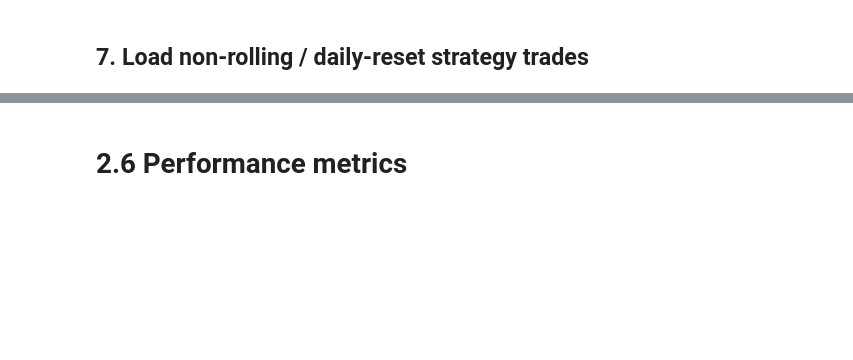
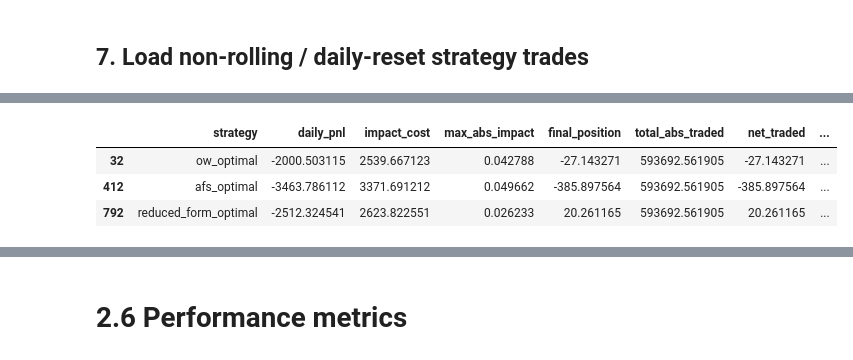
Before and after one commit to raphdlfrg/Quant_Trading_Price_Impact, a Jupyter notebook: 2_6_Performance_metrics.ipynb, the cells around one changed output, grey strips where cells are left out. Drawn from its saved outputs; the diff is of its cells as text; code cells hidden in the pictures; blank space fills up the shorter version.

```diff
--- a/2_6_Performance_metrics.ipynb
+++ b/2_6_Performance_metrics.ipynb
@@ -269,7 +306,10 @@ alpha_dfs = {
 # %% [markdown]
 ## 7. Load non-rolling / daily-reset strategy trades
 # %%
-# CHECK NAMES BETTER (WRONG NAME)
+# ------------------------------------------------------------
+# Load final strategy trades from 2.5
+# ------------------------------------------------------------
+
 ow_day_only_trades_df = load_panel_csv(
     f"{DATA_DIR}/strategy_trades_non_rolling_ow_day_only_201902_20.csv"
 )
@@ -282,3 +322,12 @@ afs_day_only_trades_df = load_panel_csv(
 reduced_day_only_trades_df = load_panel_csv(
     f"{DATA_DIR}/strategy_trades_non_rolling_reduced_day_only_201902_20.csv"
 )
+
+strategy_trade_dfs = {
+    "ow_optimal": ow_day_only_trades_df,
+    "afs_optimal": afs_day_only_trades_df,
+    "reduced_form_optimal": reduced_day_only_trades_df,
+}
+
+# Same object under the older name used by some of your existing cells
+non_rolling_strategy_trade_dfs = strategy_trade_dfs
@@ -287,6 +333,0 @@ reduced_day_only_trades_df = load_panel_csv(
-# %%
-non_rolling_strategy_trade_dfs = {
-    "non_rolling_ow_day_only": ow_day_only_trades_df,
-    "non_rolling_afs_day_only": afs_day_only_trades_df,
-    "non_rolling_reduced_day_only": reduced_day_only_trades_df,
-}
@@ -377,29 +408,35 @@ plot_one_stock_day_impact_cost_bar(summaries, stock, date)
 # %%
+DT_SECONDS = 10
 model_comparison_df = run_strategy_backtests_for_model(
     strategy_trade_dfs=non_rolling_strategy_trade_dfs,
     model_type="reduced_form",
     test_px_df=test_px_df,
     test_traded_volume_df=test_traded_volume_df,
     scaling_df=scaling_df,
     fit_dfs=fit_dfs,
     dt_seconds=DT_SECONDS,
 )
 
 display(model_comparison_df[
     (model_comparison_df["stock"] == "AAPL")
     & (model_comparison_df["date"].astype(str) == "2019-02-21")
 ][[
     "strategy",
     "daily_pnl",
     "impact_cost",
     "max_abs_impact",
     "final_position",
     "total_abs_traded",
     "net_traded",
     "model_type",
     "stock",
     "date",
 ]])
+# %% [output]
+|  | strategy | daily_pnl | impact_cost | max_abs_impact | final_position | total_abs_traded | net_traded | ... |
+| 32 | ow_optimal | -2000.503115 | 2539.667123 | 0.042788 | -27.143271 | 593692.561905 | -27.143271 | ... |
+| 412 | afs_optimal | -3463.786112 | 3371.691212 | 0.049662 | -385.897564 | 593692.561905 | -385.897564 | ... |
+| 792 | reduced_form_optimal | -2512.324541 | 2623.822551 | 0.026233 | 20.261165 | 593692.561905 | 20.261165 | ... |
 # %%
 summary = (
     model_comparison_df
```
Also changed, not shown: parts of 28 cells of this notebook, 1 other file.
